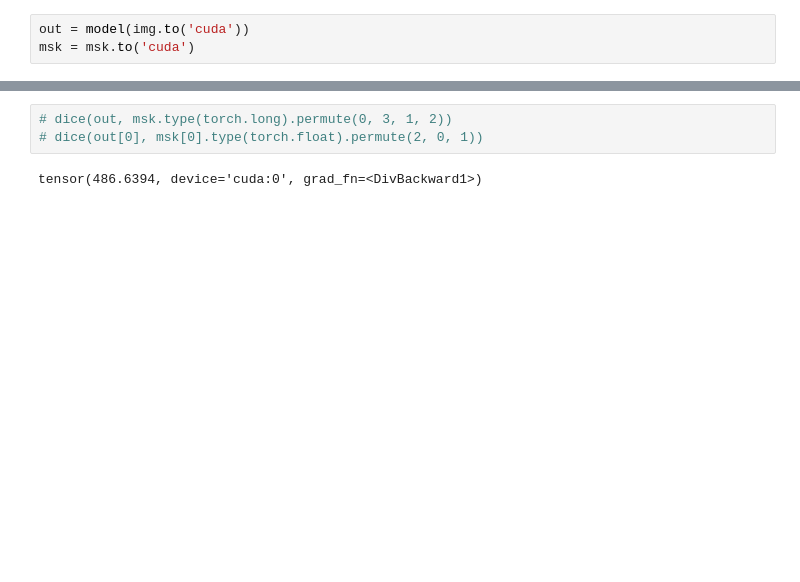
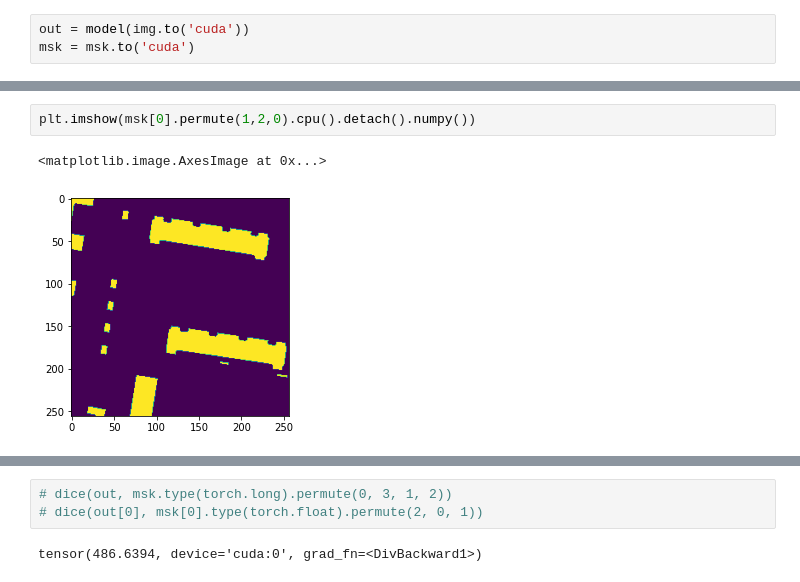
Before and after one commit to t1masavin/orthomosaic-segmentation, a Jupyter notebook: image_processing/train.ipynb, the cells around one changed output, grey strips where cells are left out. Saved outputs shown, nothing was run; the diff lists cells and outputs as text; blank space fills up the shorter version.

```diff
--- a/image_processing/train.ipynb
+++ b/image_processing/train.ipynb
@@ -300,0 +317,5 @@ torch.Size([3, 512, 512])
+# %%
+plt.imshow(msk[0].permute(1,2,0).cpu().detach().numpy())
+# %% [output]
+<matplotlib.image.AxesImage at 0x...>
+[figure, added]
```
Also changed, not shown: parts of 13 cells of this notebook.
